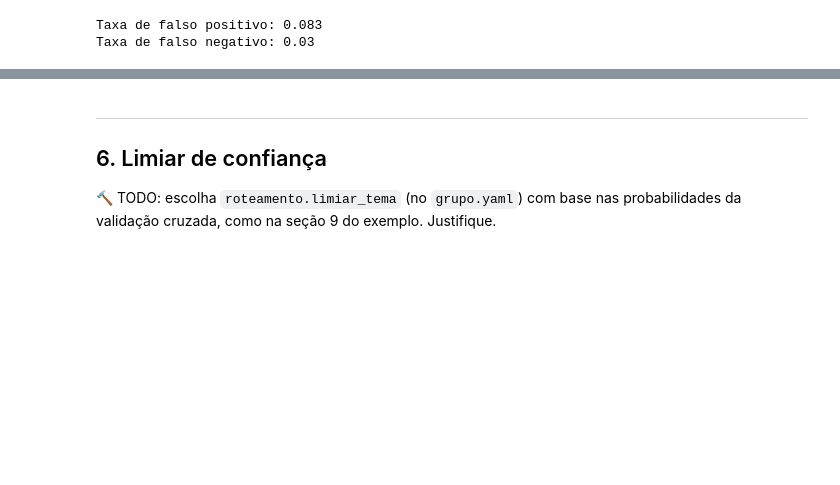
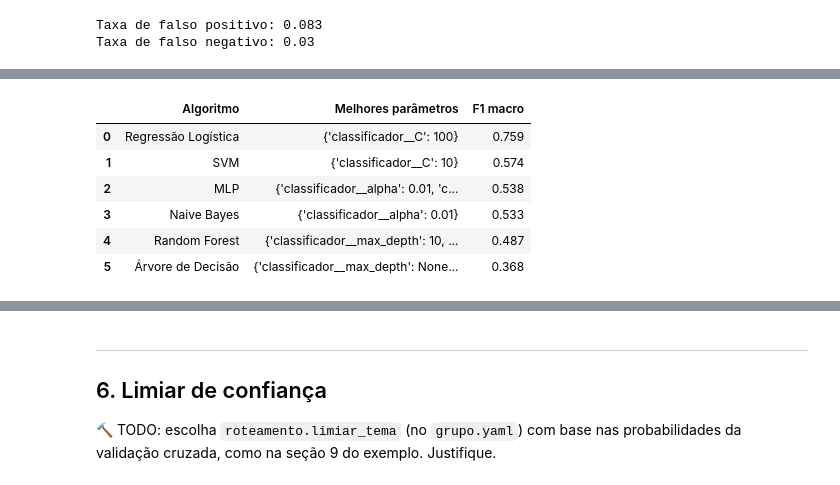
Before and after one commit to dudamacedo26/IA-2026-02-TP-Chatbot, a Jupyter notebook: notebooks/01_trabalho_grupo.ipynb, the cells around one changed output, grey strips where cells are left out. Cells and saved outputs as stored; diff of their text form; code cells hidden in the pictures; blank space fills up the shorter version.

```diff
--- a/notebooks/01_trabalho_grupo.ipynb
+++ b/notebooks/01_trabalho_grupo.ipynb
@@ -363,11 +375,101 @@ tab_tema.round(3)
 # %%
-# 🔨 TODO: ajuste de hiperparâmetros e escolha do modelo de tema
-busca_tema = GridSearchCV(
+busca_regressao_tema = GridSearchCV(
     Pipeline([("vetorizador", tfidf_caracteres()), ("classificador", LogisticRegression(max_iter=2000))]),
     param_grid={"classificador__C": [0.1, 1, 10, 100]},
     scoring="f1_macro", cv=cv, n_jobs=-1,
 )
-busca_tema.fit(treino_dom["texto"], treino_dom["intencao"])
-clf_tema = busca_tema.best_estimator_
-print(busca_tema.best_params_, round(busca_tema.best_score_, 3))
+busca_regressao_tema.fit(treino_dom["texto"], treino_dom["intencao"])
+clf_tema = busca_regressao_tema.best_estimator_
+#print(busca_regressao_tema.best_params_, round(busca_regressao_tema.best_score_, 3))
+
+busca_arvore_tema = GridSearchCV(
+    Pipeline([("vetorizador", tfidf_caracteres()), ("classificador", DecisionTreeClassifier(random_state=RANDOM_STATE))]),
+    param_grid={
+        "classificador__max_depth": [None, 5, 10, 20, 30],
+        "classificador__min_samples_split": [2, 5, 10],
+        "classificador__min_samples_leaf": [1, 2, 4]
+    },
+    scoring="f1_macro", cv=cv, n_jobs=-1,
+)
+busca_arvore_tema.fit(treino_dom["texto"], treino_dom["intencao"])
+#print(busca_arvore_tema.best_params_, round(busca_arvore_tema.best_score_, 3))
+
+busca_mlp_tema = GridSearchCV(
+    Pipeline([("vetorizador", tfidf_caracteres()),("classificador", MLPClassifier(max_iter=500, random_state=RANDOM_STATE))]),
+    param_grid={
+        "classificador__hidden_layer_sizes": [(16,), (32,)],
+        "classificador__alpha": [0.0001, 0.001, 0.01]
+    },
+    scoring="f1_macro", cv=cv, n_jobs=-1,
+)
+busca_mlp_tema.fit(treino_dom["texto"], treino_dom["intencao"])
+#print(busca_mlp_tema.best_params_, round(busca_mlp_tema.best_score_, 3))
+
+busca_floresta_aleatoria_tema = GridSearchCV(
+    Pipeline([("vetorizador", tfidf_caracteres()),("classificador", RandomForestClassifier(random_state=RANDOM_STATE, n_jobs=1))]),
+    param_grid={
+        "classificador__n_estimators": [10, 20, 50],
+        "classificador__max_depth": [None, 10, 20]
+    },
+    scoring="f1_macro", cv=cv, n_jobs=-1,
+)
+
+busca_floresta_aleatoria_tema.fit(treino_dom["texto"], treino_dom["intencao"])
+#print(busca_floresta_aleatoria_tema.best_params_, round(busca_floresta_aleatoria_tema.best_score_, 3))
+
+busca_bayes_tema = GridSearchCV(
+    Pipeline([("vetorizador", tfidf_caracteres()),("classificador", MultinomialNB())]),
+    param_grid={
+        "classificador__alpha": [0.01, 0.1, 1.0, 10.0]
+    },
+    scoring="f1_macro", cv=cv, n_jobs=-1,
+)
+
+busca_bayes_tema.fit(treino_dom["texto"], treino_dom["intencao"])
+#print(busca_bayes_tema.best_params_, round(busca_bayes_tema.best_score_, 3))
+
+busca_svm_tema = GridSearchCV(
+    Pipeline([ ("vetorizador", tfidf_caracteres()),("classificador", LinearSVC(random_state=RANDOM_STATE))]),
+    param_grid={
+        "classificador__C": [0.1, 1, 10, 100]
+    },
+    scoring="f1_macro", cv=cv, n_jobs=-1,
+)
+
+busca_svm_tema.fit(treino_dom["texto"], treino_dom["intencao"])
+#print(busca_svm_tema.best_params_, round(busca_svm_tema.best_score_, 3))
+
+resultados = []
+
+buscas = {
+    "Regressão Logística": busca_regressao,
+    "Árvore de Decisão": busca_arvore_tema,
+    "MLP": busca_mlp_tema,
+    "Random Forest": busca_floresta_aleatoria_tema,
+    "Naive Bayes": busca_bayes_tema,
+    "SVM": busca_svm_tema
+}
+
+for nome, busca in buscas.items():
+    resultados.append({
+        "Algoritmo": nome,
+        "Melhores parâmetros": busca.best_params_,
+        "F1 macro": busca.best_score_
+    })
+
+tab_resultados = pd.DataFrame(resultados)
+
+tab_resultados = tab_resultados.sort_values(
+    "F1 macro", ascending=False
+).reset_index(drop=True)
+
+display(tab_resultados.round(3))
+# %% [output]
+|  | Algoritmo | Melhores parâmetros | F1 macro |
+| 0 | Regressão Logística | {'classificador__C': 100} | 0.759 |
+| 1 | SVM | {'classificador__C': 10} | 0.574 |
+| 2 | MLP | {'classificador__alpha': 0.01, 'c... | 0.538 |
+| 3 | Naive Bayes | {'classificador__alpha': 0.01} | 0.533 |
+| 4 | Random Forest | {'classificador__max_depth': 10, ... | 0.487 |
+| 5 | Árvore de Decisão | {'classificador__max_depth': None... | 0.368 |
 # %%
```
Also changed, not shown: parts of 3 cells of this notebook.
